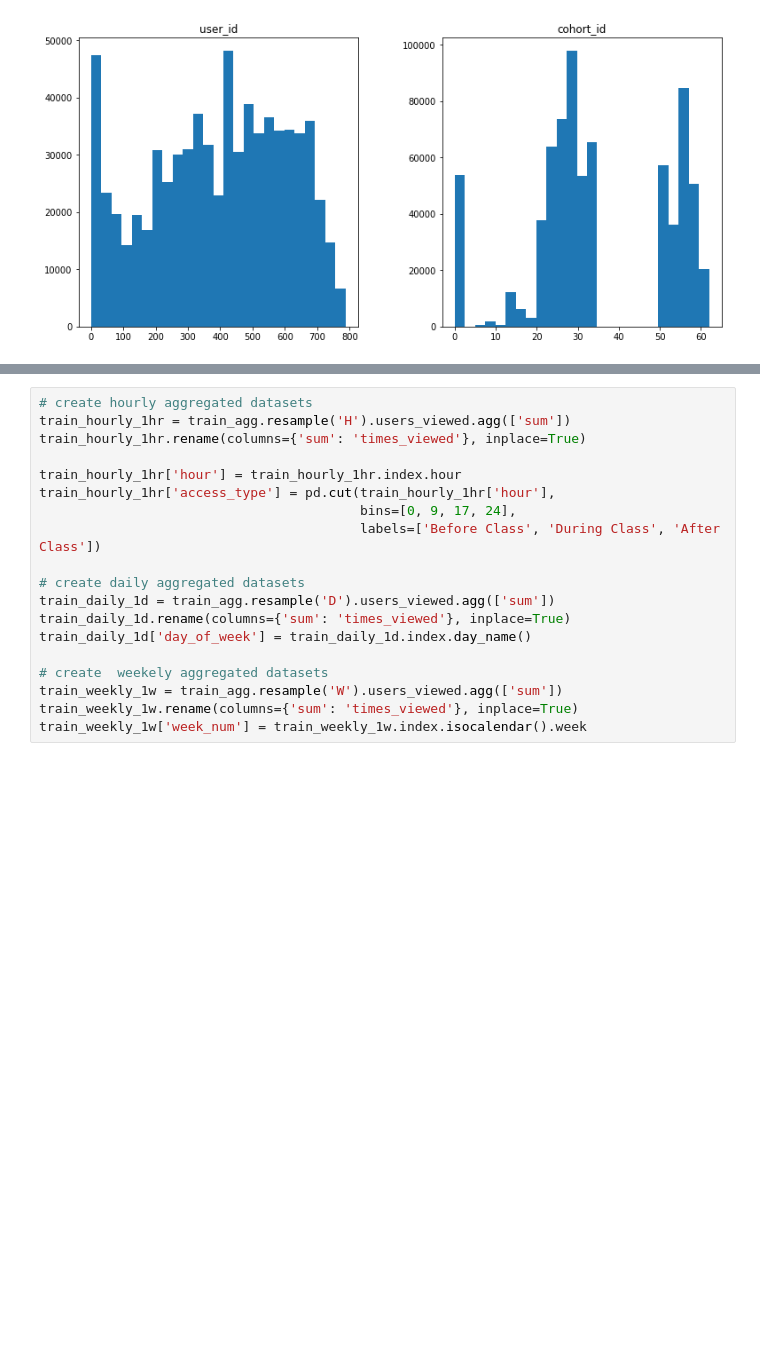
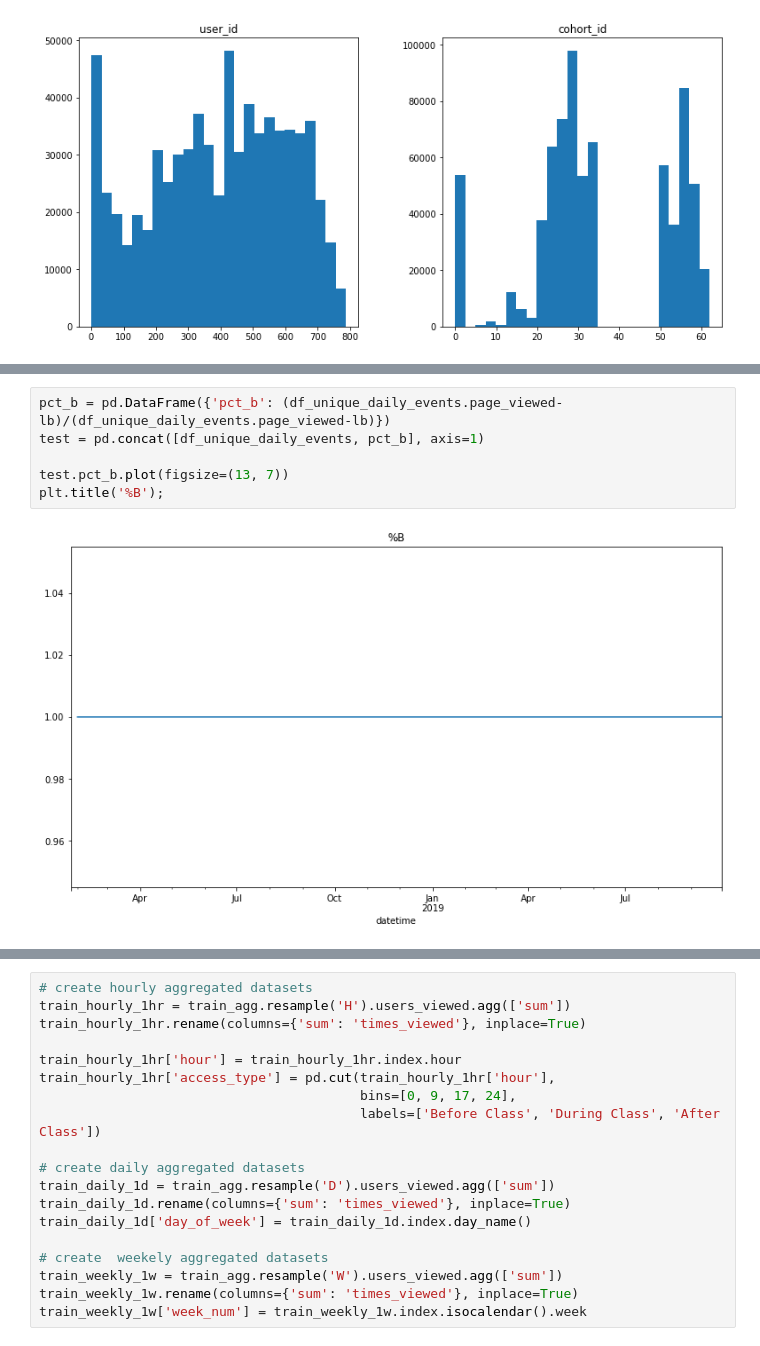
Before and after one commit to Promeos/anomaly-detection-exercises, a Jupyter notebook: time_series_anomaly_detection.ipynb, the cells around one changed output, grey strips where cells are left out. Drawn from its saved outputs; the diff is of its cells as text; blank space fills up the shorter version.

```diff
--- a/time_series_anomaly_detection.ipynb
+++ b/time_series_anomaly_detection.ipynb
@@ -116,0 +187,8 @@ Test size: 20.00%
+# %%
+pct_b = pd.DataFrame({'pct_b': (df_unique_daily_events.page_viewed-lb)/(df_unique_daily_events.page_viewed-lb)})
+test = pd.concat([df_unique_daily_events, pct_b], axis=1)
+
+test.pct_b.plot(figsize=(13, 7))
+plt.title('%B');
+# %% [output]
+[figure, added]
```
Also changed, not shown: parts of 59 cells of this notebook, 2 other files.
